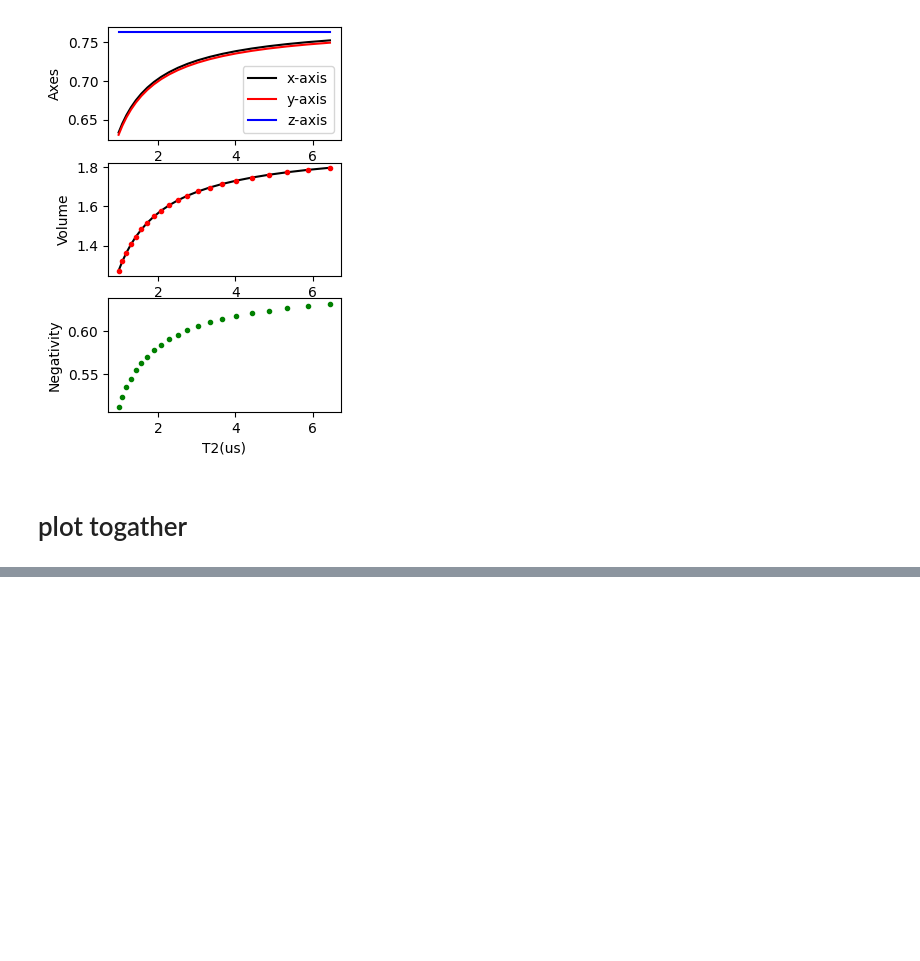
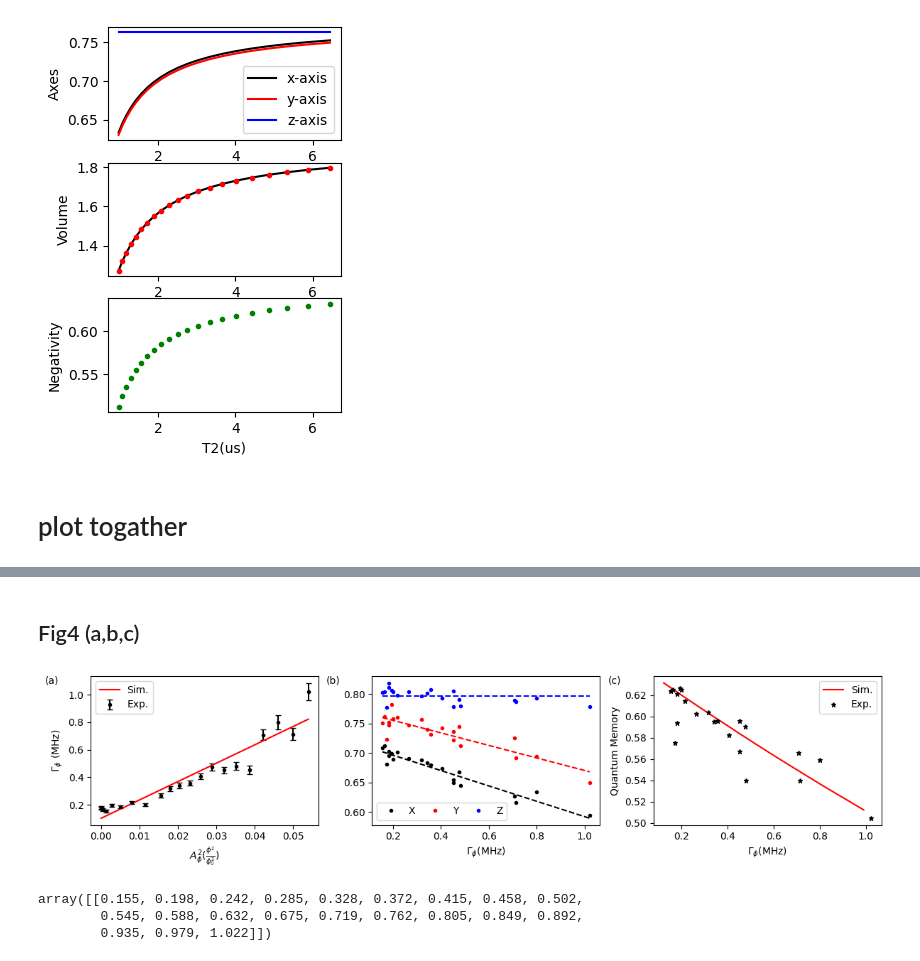
Before and after one commit to 44hsiang/quantum_memory_data, a Jupyter notebook: Markovian_data.ipynb, the cells around one changed output, grey strips where cells are left out. Cells and saved outputs as stored; diff of their text form; code cells hidden in the pictures; blank space fills up the shorter version.

```diff
--- a/Markovian_data.ipynb
+++ b/Markovian_data.ipynb
@@ -690,0 +721,56 @@ plt.show()
+# %% [markdown]
+## Fig4 (a,b,c)
+# %%
+raw_dephasing_rates = np.array([Markovian_data['raw'][key]['qubit_properties']['dephasing_rate'] for key in Markovian_data['raw'].keys()])*1e-6
+raw_axes_list = np.array([Markovian_data['raw'][key]['ellipsoid']['axes'] for key in Markovian_data['raw'].keys()])
+fit_dephasing_rates = Markovian_data['raw_fit']['dephasing_rate']*1e-6
+fit_raw_axes_x = Markovian_data['raw_fit']['x_axis_fit']
+fit_raw_axes_y = Markovian_data['raw_fit']['y_axis_fit']
+fit_raw_axes_z = Markovian_data['raw_fit']['z_axis_fit']*np.ones_like(fit_dephasing_rates)
+raw_robustness_list = np.array([Markovian_data['raw'][key]['quantum_information']['robustness'] for key in Markovian_data['raw'].keys()])
+sim_dephasing_rates = np.array([Markovian_data['sim'][key]['qubit_properties']['dephasing_rate'] for key in Markovian_data['sim'].keys()])*1e-6
+sim_robustness_list = np.array([Markovian_data['sim'][key]['quantum_information']['robustness'] for key in Markovian_data['sim'].keys()])
+
+fig = plt.figure(figsize=(12, 3))
+ax_name = ['dephasing','axes', 'robustness']
+ax_dephasing = fig.add_subplot(1,len(ax_name), 1)
+ax_axes = fig.add_subplot(1,len(ax_name), 2)
+ax_robustness = fig.add_subplot(1, len(ax_name), 3)
+
+
+ax_dephasing.errorbar(xx, gamma_phi*1e-6, yerr=gamma_phi_std*1e-6, capsize=3,color='k',fmt='.', label='Exp.')
+ax_dephasing.plot(xx, gamma_phi_fit, color='red', label='Sim.')
+ax_dephasing.set_xlabel('$A_\\phi^2(\\frac{\\phi^2}{\\phi_0^2})$')
+ax_dephasing.set_ylabel('$\\Gamma_{\\phi}$ (MHz)')
+ax_dephasing.text(-0.2, 1, "(a)", transform=ax_dephasing.transAxes, ha="left", va="top",fontsize=10)
+ax_dephasing.legend(loc='upper left')
+
+ax_axes.plot(raw_dephasing_rates,raw_axes_list[:, 0],'.k' ,label='X')
+ax_axes.plot(fit_dephasing_rates,fit_raw_axes_x,linestyle='dashed',color='k')
+ax_axes.plot(raw_dephasing_rates,raw_axes_list[:, 1],'.r',label='Y')
+ax_axes.plot(fit_dephasing_rates,fit_raw_axes_y,linestyle='dashed',color='r')
+ax_axes.plot(raw_dephasing_rates,raw_axes_list[:, 2],'.b', label='Z')
+ax_axes.plot(fit_dephasing_rates,fit_raw_axes_z,'--b')
+ax_axes.text(-0.2, 1, "(b)", transform=ax_axes.transAxes, ha="left", va="top",fontsize=10)
+
+ax_axes.set_xlabel('$\\Gamma_\\phi$(MHz)')
+# ax_axes.set_ylabel('Axes')
+ax_axes.legend(loc='lower left', ncol=3, columnspacing=1.0)
+
+ax_robustness.plot(sim_dephasing_rates,sim_robustness_list,'red',label='Sim.')
+ax_robustness.plot(raw_dephasing_rates,raw_robustness_list,color='black',marker='*',markersize=5,linestyle='none',label='Exp.')
+ax_robustness.text(-0.2, 1, "(c)", transform=ax_robustness.transAxes, ha="left", va="top",fontsize=10)
+
+ax_robustness.legend(loc='upper right')
+ax_robustness.set_ylabel('Quantum Memory')
+ax_robustness.set_xlabel('$\\Gamma_\\phi$(MHz)')
+plt.tight_layout()
+plt.savefig('paper_figure/Fig4_raw.pdf',dpi=600)
+# %% [output]
+[figure, added]
+# %%
+fit_dephasing_rates
+# %% [output]
+array([[0.155, 0.198, 0.242, 0.285, 0.328, 0.372, 0.415, 0.458, 0.502,
+        0.545, 0.588, 0.632, 0.675, 0.719, 0.762, 0.805, 0.849, 0.892,
+        0.935, 0.979, 1.022]])
```
Also changed, not shown: parts of 35 cells of this notebook, 11 other files.
